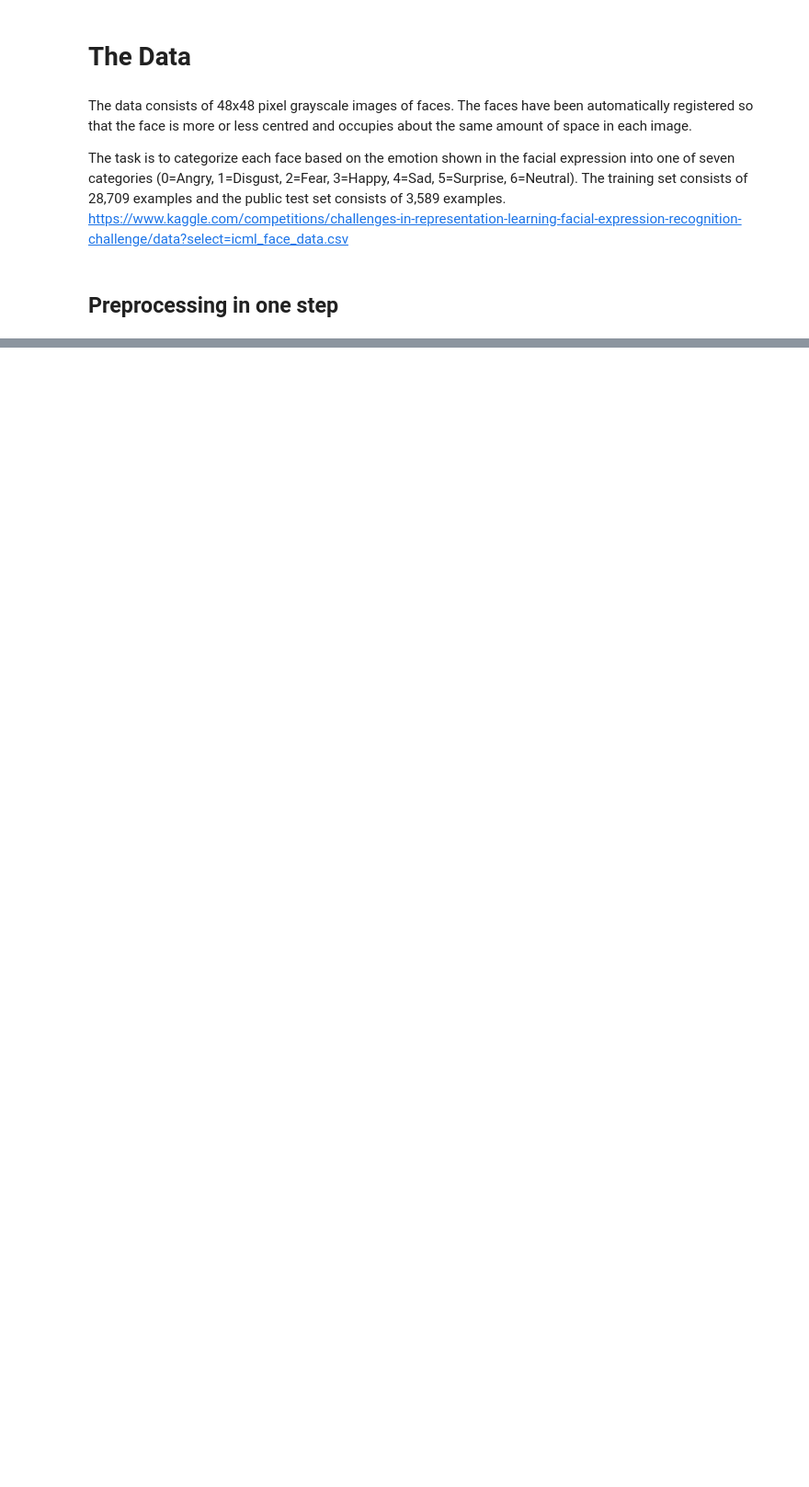
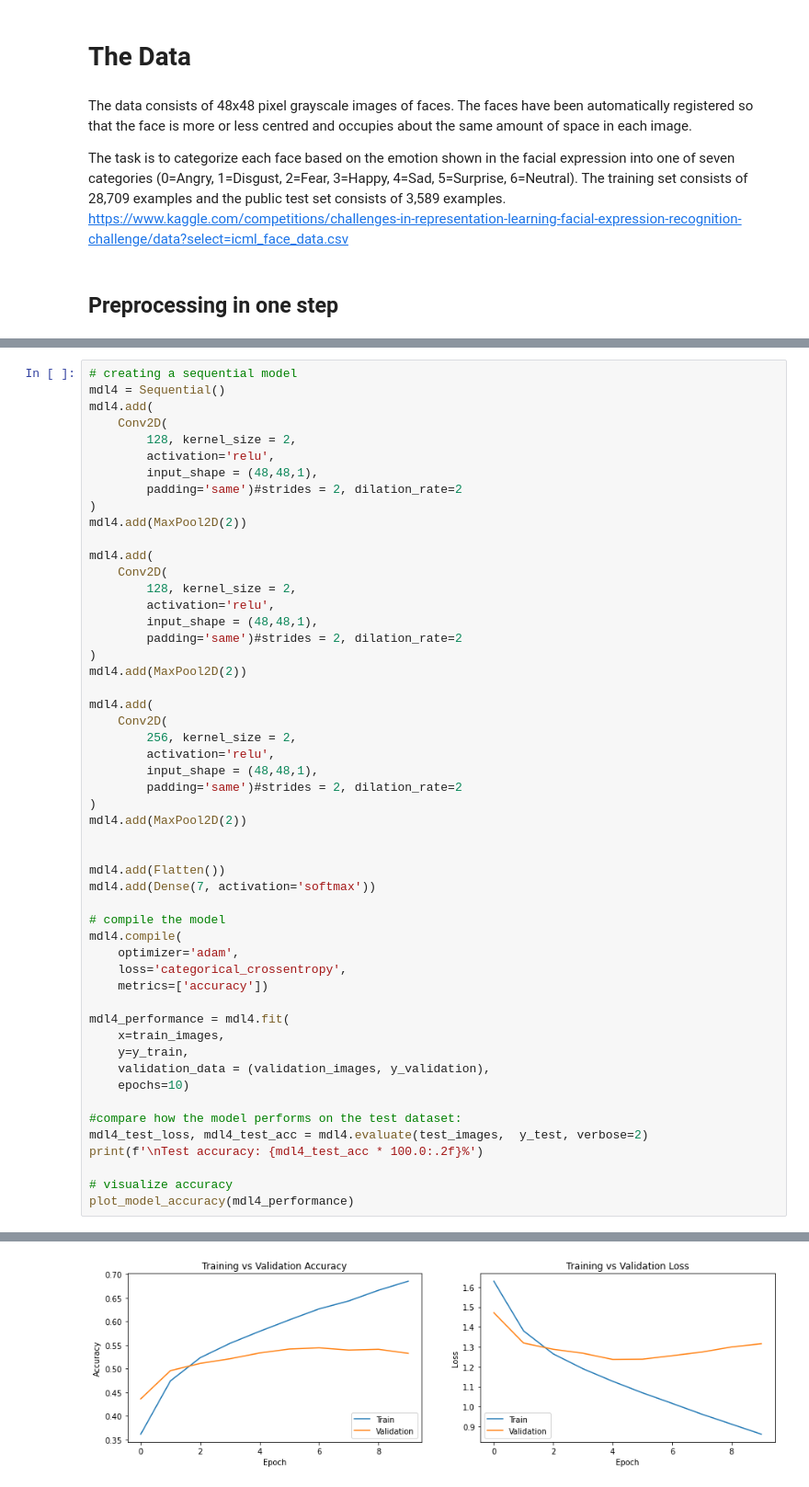
Before and after one commit to chikakoto/facial-expression-recognition, a Jupyter notebook: notebooks/ivan/7.2_im_TensorFlow_new dataset.ipynb, the cells around one changed output, grey strips where cells are left out. Shown at 92% size. Drawn from its saved outputs; the diff is of its cells as text; blank space fills up the shorter version.

```diff
--- a/notebooks/ivan/7.2_im_TensorFlow_new dataset.ipynb
+++ b/notebooks/ivan/7.2_im_TensorFlow_new dataset.ipynb
@@ -155,0 +356,53 @@ Test accuracy: 0.35929229855537415
+# %%
+# creating a sequential model
+mdl4 = Sequential()
+mdl4.add(
+    Conv2D(
+        128, kernel_size = 2,
+        activation='relu',
+        input_shape = (48,48,1),
+        padding='same')#strides = 2, dilation_rate=2
+)
+mdl4.add(MaxPool2D(2))
+
+mdl4.add(
+    Conv2D(
+        128, kernel_size = 2,
+        activation='relu',
+        input_shape = (48,48,1),
+        padding='same')#strides = 2, dilation_rate=2
+)
+mdl4.add(MaxPool2D(2))
+
+mdl4.add(
+    Conv2D(
+        256, kernel_size = 2,
+        activation='relu',
+        input_shape = (48,48,1),
+        padding='same')#strides = 2, dilation_rate=2
+)
+mdl4.add(MaxPool2D(2))
+
+
+mdl4.add(Flatten())
+mdl4.add(Dense(7, activation='softmax'))
+
+# compile the model
+mdl4.compile(
+    optimizer='adam',
+    loss='categorical_crossentropy',
+    metrics=['accuracy'])
+
+mdl4_performance = mdl4.fit(
+    x=train_images,
+    y=y_train,
+    validation_data = (validation_images, y_validation),
+    epochs=10)
+
+#compare how the model performs on the test dataset:
+mdl4_test_loss, mdl4_test_acc = mdl4.evaluate(test_images,  y_test, verbose=2)
+print(f'\nTest accuracy: {mdl4_test_acc * 100.0:.2f}%')
+
+# visualize accuracy
+plot_model_accuracy(mdl4_performance)
+# %% [output]
@@ -155,0 +426 @@ Test accuracy: 0.35929229855537415
+[figure, added]
```
Also changed, not shown: parts of 18 cells of this notebook.
